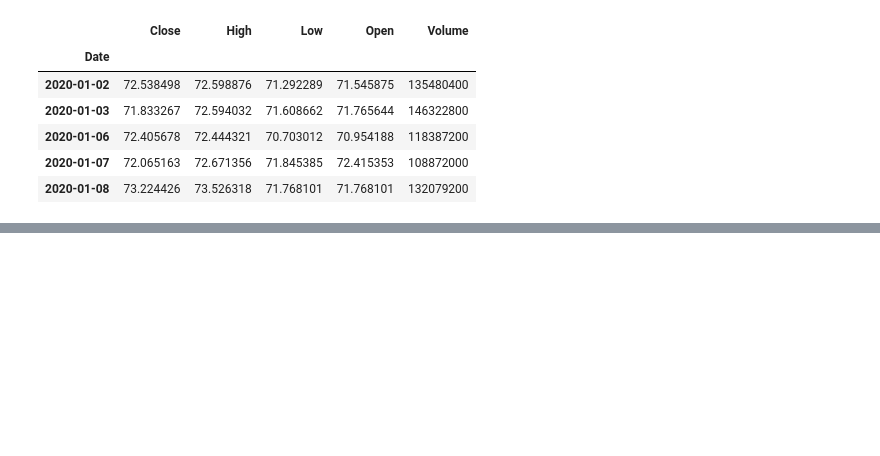
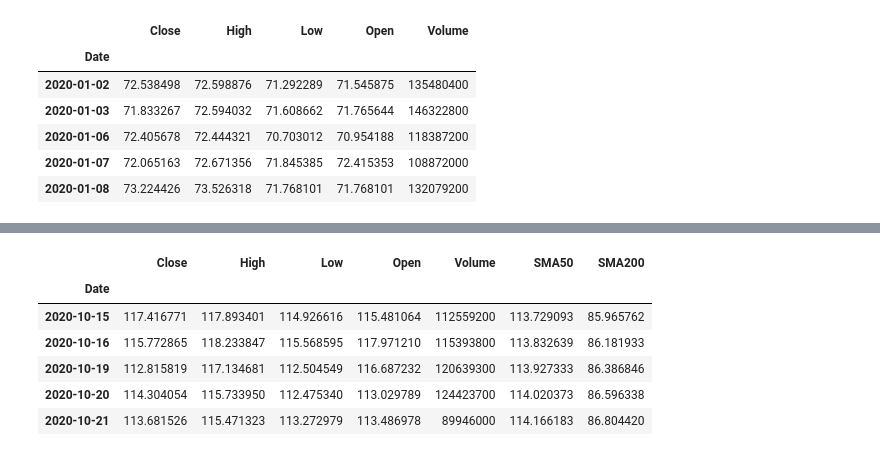
Before and after one commit to juanLude/backtesting_kangaroo, a Jupyter notebook: moving_avg_crossovers.ipynb, the cells around one changed output, grey strips where cells are left out. Saved outputs shown, nothing was run; the diff lists cells and outputs as text; code cells hidden in the pictures; blank space fills up the shorter version.

```diff
--- a/moving_avg_crossovers.ipynb
+++ b/moving_avg_crossovers.ipynb
@@ -22,2 +32,14 @@ df['SMA200'] = df['Close'].rolling(window=200).mean()
+# %%
+# Drop rows with NaN in SMA columns
+df_clean = df.dropna(subset=['SMA50', 'SMA200'])
+df_clean.head()
+# %% [output]
+|  | Close | High | Low | Open | Volume | SMA50 | SMA200 |
+| Date |  |  |  |  |  |  |  |
+| 2020-10-15 | 117.416771 | 117.893401 | 114.926616 | 115.481064 | 112559200 | 113.729093 | 85.965762 |
+| 2020-10-16 | 115.772865 | 118.233847 | 115.568595 | 117.971210 | 115393800 | 113.832639 | 86.181933 |
+| 2020-10-19 | 112.815819 | 117.134681 | 112.504549 | 116.687232 | 120639300 | 113.927333 | 86.386846 |
+| 2020-10-20 | 114.304054 | 115.733950 | 112.475340 | 113.029789 | 124423700 | 114.020373 | 86.596338 |
+| 2020-10-21 | 113.681526 | 115.471323 | 113.272979 | 113.486978 | 89946000 | 114.166183 | 86.804420 |
 # %%
 # Plot the values
```
Also changed, not shown: parts of 4 cells of this notebook.
